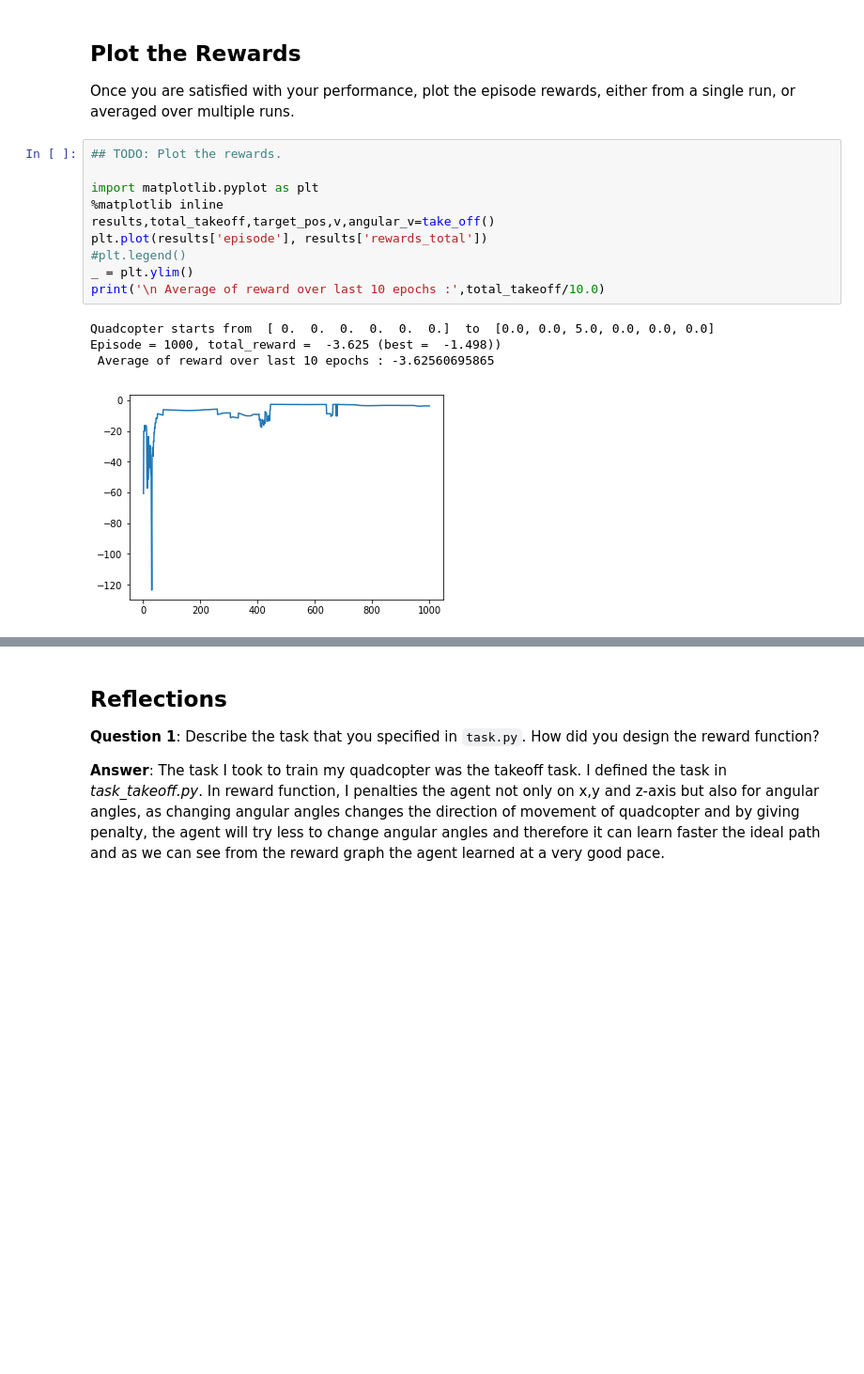
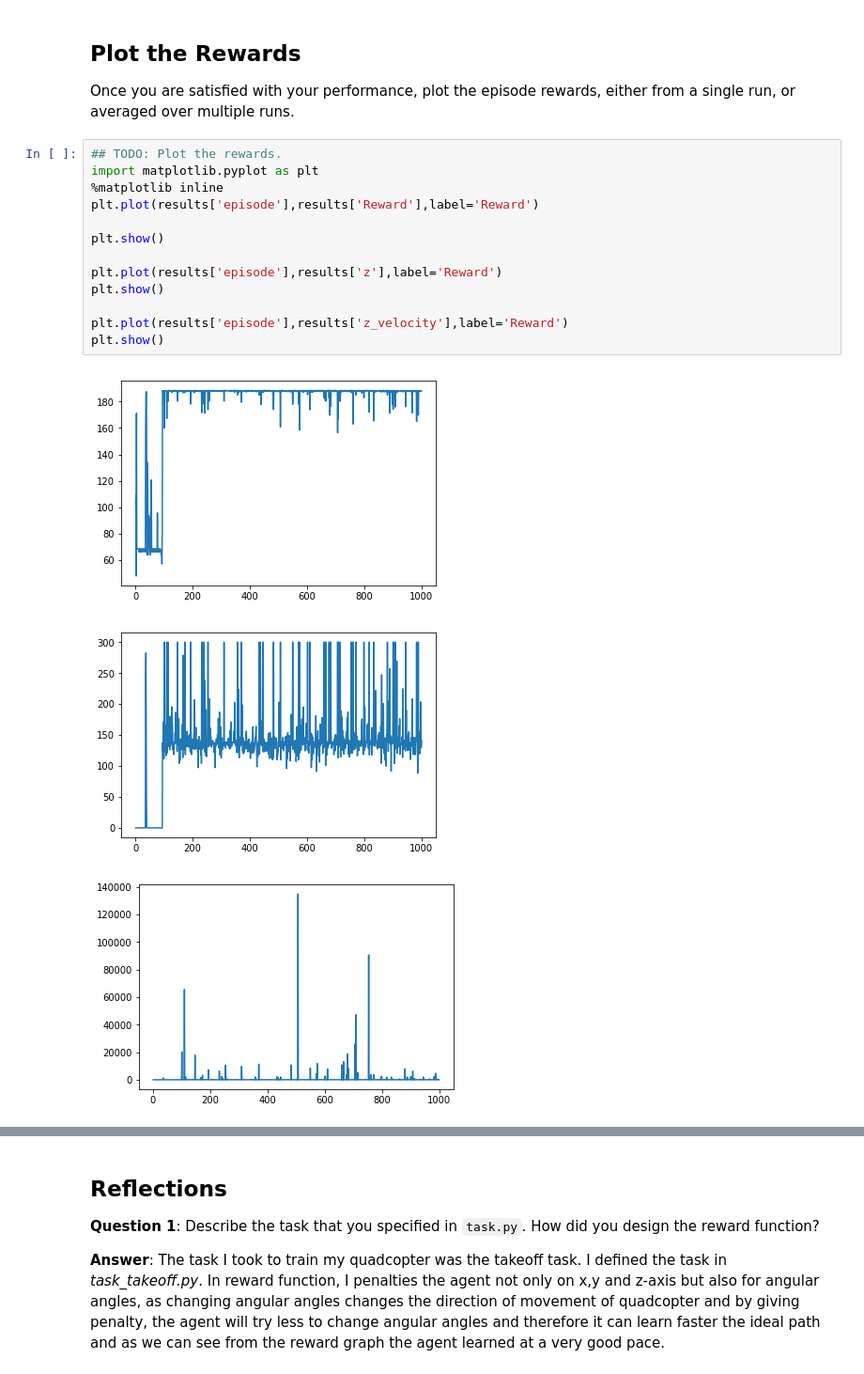
Before and after one commit to animeshseemendra/Autonomous-Quadcopter, a Jupyter notebook: Quadcopter_Project.ipynb, the cells around one changed output, grey strips where cells are left out. Shown at 94% size. Saved outputs shown, nothing was run; the diff lists cells and outputs as text; blank space fills up the shorter version.

```diff
--- a/Quadcopter_Project.ipynb
+++ b/Quadcopter_Project.ipynb
@@ -273,16 +264,18 @@ def take_off(runtime=5.,init_pose=np.array([0., 0., 0., 0., 0., 0.]),init_veloci
 Once you are satisfied with your performance, plot the episode rewards, either from a single run, or averaged over multiple runs.
 # %%
 ## TODO: Plot the rewards.
-
 import matplotlib.pyplot as plt
 %matplotlib inline
-results,total_takeoff,target_pos,v,angular_v=take_off()
-plt.plot(results['episode'], results['rewards_total'])
-#plt.legend()
-_ = plt.ylim()
-print('\n Average of reward over last 10 epochs :',total_takeoff/10.0)
+plt.plot(results['episode'],results['Reward'],label='Reward')
+
+plt.show()
+
+plt.plot(results['episode'],results['z'],label='Reward')
+plt.show()
+
+plt.plot(results['episode'],results['z_velocity'],label='Reward')
+plt.show()
 # %% [output]
-Quadcopter starts from  [ 0.  0.  0.  0.  0.  0.]  to  [0.0, 0.0, 5.0, 0.0, 0.0, 0.0]
-Episode = 1000, total_reward =  -3.625 (best =  -1.498))
- Average of reward over last 10 epochs : -3.62560695865
-[figure, old version]
+[figure, new version]
+[figure, added]
+[figure, added]
```
Also changed, not shown: parts of 2 cells of this notebook, 2 other files.
